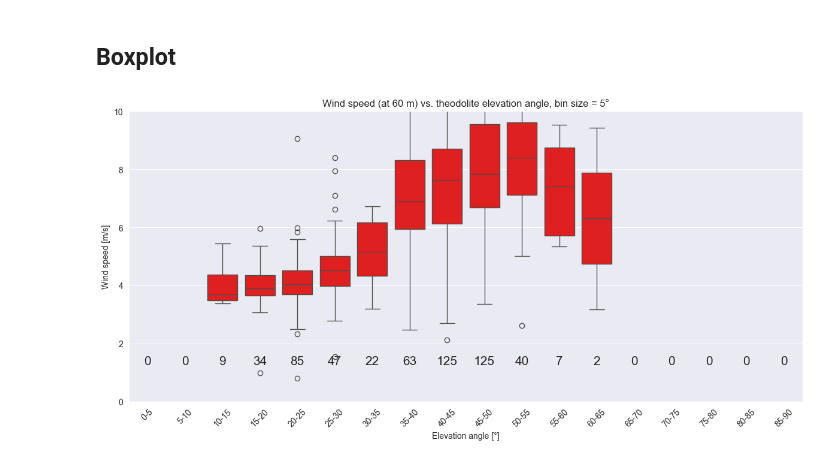
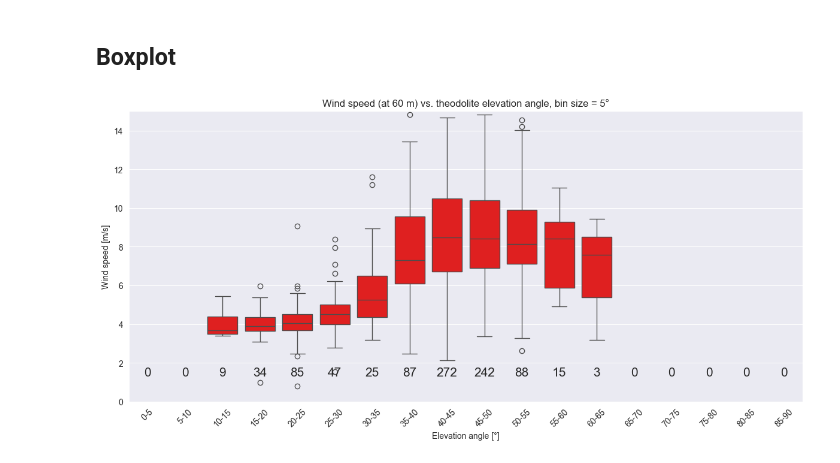
Before and after one commit to begumaltikulac/semikite, a Jupyter notebook: src/Data_Analysis/Correlation_angle_winspeed.ipynb, the cells around one changed output. Saved outputs shown, nothing was run; the diff lists cells and outputs as text; code cells hidden in the pictures.

Commit message:
continued to process data from 2025-09-03

```diff
--- a/src/Data_Analysis/Correlation_angle_winspeed.ipynb
+++ b/src/Data_Analysis/Correlation_angle_winspeed.ipynb
@@ -189,3 +202,21 @@ Metadata: S 25/09/01 09:03:20
 Metadata: S 25/09/01 09:03:20
 Metadata: S 25/09/01 12:17:09
 Metadata: S 25/09/01 12:17:08
+# %%
+# read data 2025-09-03
+# STILL ADD THE AZIMUTH CORRECTIONS!!!
+ds_lidar_cut_0903_period1, theo_interp_0903_period1 = process_lidar_1theodolite(
+    lidar_file="Data_Lidar/20250903/combined_20250903.nc",
+    theo_file="Data_Theodolite/TheoGelb_20250903_1stperiod.txt",
+    date_str="2025-09-03",
+    start_time_str="08:48:09",
+    azimuth_offset= 0.0
+)
+
+ds_lidar_cut_0903_period2, theo_interp_0903_period2 = process_lidar_1theodolite(
+    lidar_file="Data_Lidar/20250903/combined_20250903.nc",
+    theo_file="Data_Theodolite/TheoGelb_20250903_2ndperiod.txt",
+    date_str="2025-09-03",
+    start_time_str="12:42:17",
+    azimuth_offset= 0.0
+)
@@ -237,10 +271,21 @@ df5 = pd.DataFrame({
     'elevation': theo_interp_0901_period2['elevation'].values,
     'wind_speed': ds_lidar_cut_0901_period2['VEL'].sel(height=height_value).values
 })
+
+df6 = pd.DataFrame({
+    'elevation': theo_interp_0903_period1['elevation'].values,
+    'wind_speed': ds_lidar_cut_0903_period1['VEL'].sel(height=height_value).values
+})
+
+df7 = pd.DataFrame({
+    'elevation': theo_interp_0903_period2['elevation'].values,
+    'wind_speed': ds_lidar_cut_0903_period2['VEL'].sel(height=height_value).values
+})
+
 ### just add more dataframes for more days/measurement periods
 
 # Combine all
-df_all = pd.concat([df1, df2, df3, df4, df5], ignore_index=True)
+df_all = pd.concat([df1, df2, df3, df4, df5, df6, df7], ignore_index=True)
 # %%
 bins = np.arange(0, 91, bin_size)
 labels = [f"{int(bins[i])}-{int(bins[i+1])}" for i in range(len(bins)-1)] ### pretty labels
@@ -248,22 +293,23 @@ labels = [f"{int(bins[i])}-{int(bins[i+1])}" for i in range(len(bins)-1)] ### pr
 # Elevation in bins
 df_all['elev_bin'] = pd.cut(df_all['elevation'], bins=bins, labels=labels, include_lowest=True)
 # %%
-plt.figure(figsize=(12,6))
+fig = plt.figure(figsize=(12,6))
 sns.boxplot(x='elev_bin', y='wind_speed', data=df_all, color='r')
 
 plt.xlabel('Elevation angle [°]')
 plt.ylabel('Wind speed [m/s]')
 plt.title(f'Wind speed (at {height_value} m) vs. theodolite elevation angle, bin size = {bin_size}°')
 plt.xticks(rotation=45)
-plt.ylim(0, 10)
+plt.ylim(0, 15)
 
 # Show data points per bin
 counts = df_all.groupby('elev_bin').size()
 ax = plt.gca()
 for i, bin_label in enumerate(labels):
     ax.text(i, 1.2, str(counts.get(bin_label,0)), ha='center', va='bottom', fontsize=15)
 
 plt.tight_layout()
 plt.show()
+fig.savefig("Plots/boxplot_ws_elv_60m5deg_final.png", dpi=300)
 # %% [output]
-[figure, old version]
+[figure, new version]
```
Also changed, not shown: parts of 3 cells of this notebook, 5 other files.
